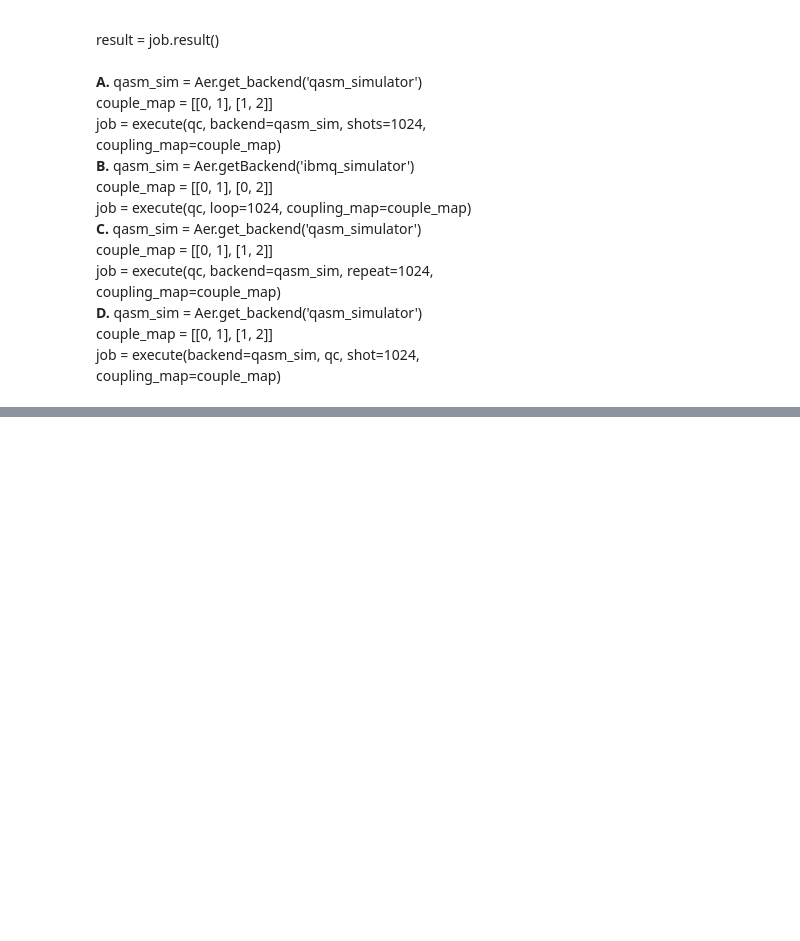
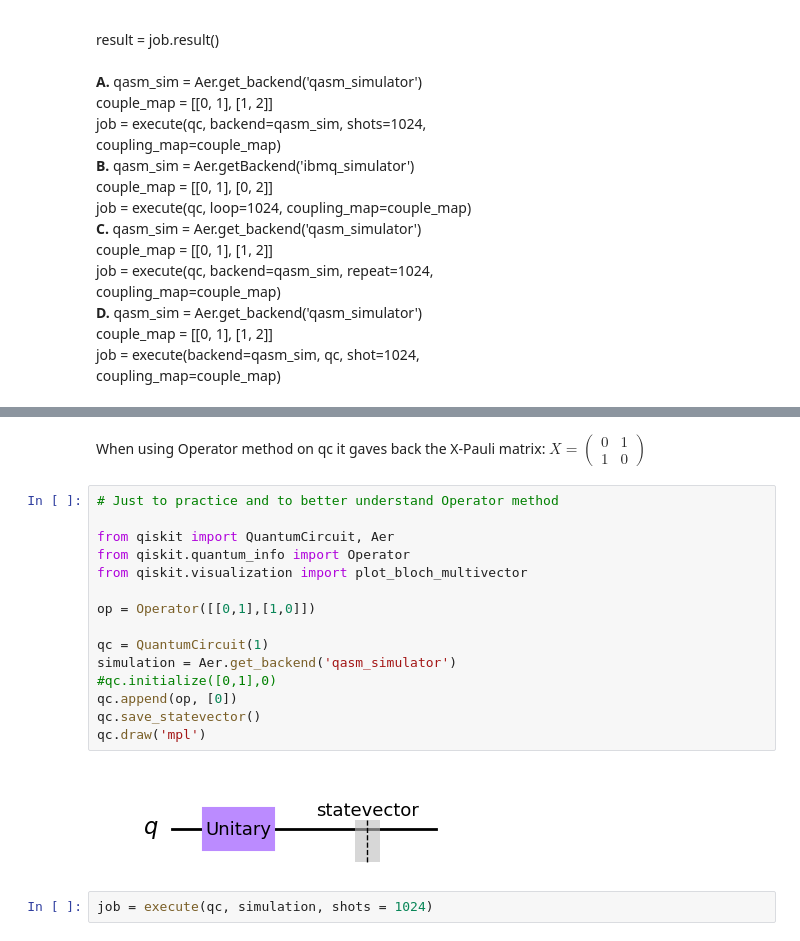
Before and after one commit to VRGQuantumTech/learning_qiskit, a Jupyter notebook: exam_exercices.ipynb, the cells around one changed output, grey strips where cells are left out. Drawn from its saved outputs; the diff is of its cells as text; blank space fills up the shorter version.

```diff
--- a/exam_exercices.ipynb
+++ b/exam_exercices.ipynb
@@ -1090,0 +1120,22 @@ qiskit.providers.basicaer.statevector_simulator.StatevectorSimulatorPy
+# %% [markdown]
+When using Operator method on qc it gaves back the X-Pauli matrix:
+$X = \begin{pmatrix} 0 & 1\\ 1 & 0 \end{pmatrix}$
+# %%
+# Just to practice and to better understand Operator method
+
+from qiskit import QuantumCircuit, Aer
+from qiskit.quantum_info import Operator
+from qiskit.visualization import plot_bloch_multivector
+
+op = Operator([[0,1],[1,0]])
+
+qc = QuantumCircuit(1)
+simulation = Aer.get_backend('qasm_simulator')
+#qc.initialize([0,1],0)
+qc.append(op, [0])
+qc.save_statevector()
+qc.draw('mpl')
+# %% [output]
+[figure, added]
+# %%
+job = execute(qc, simulation, shots = 1024)
```
Also changed, not shown: parts of 54 cells of this notebook.
